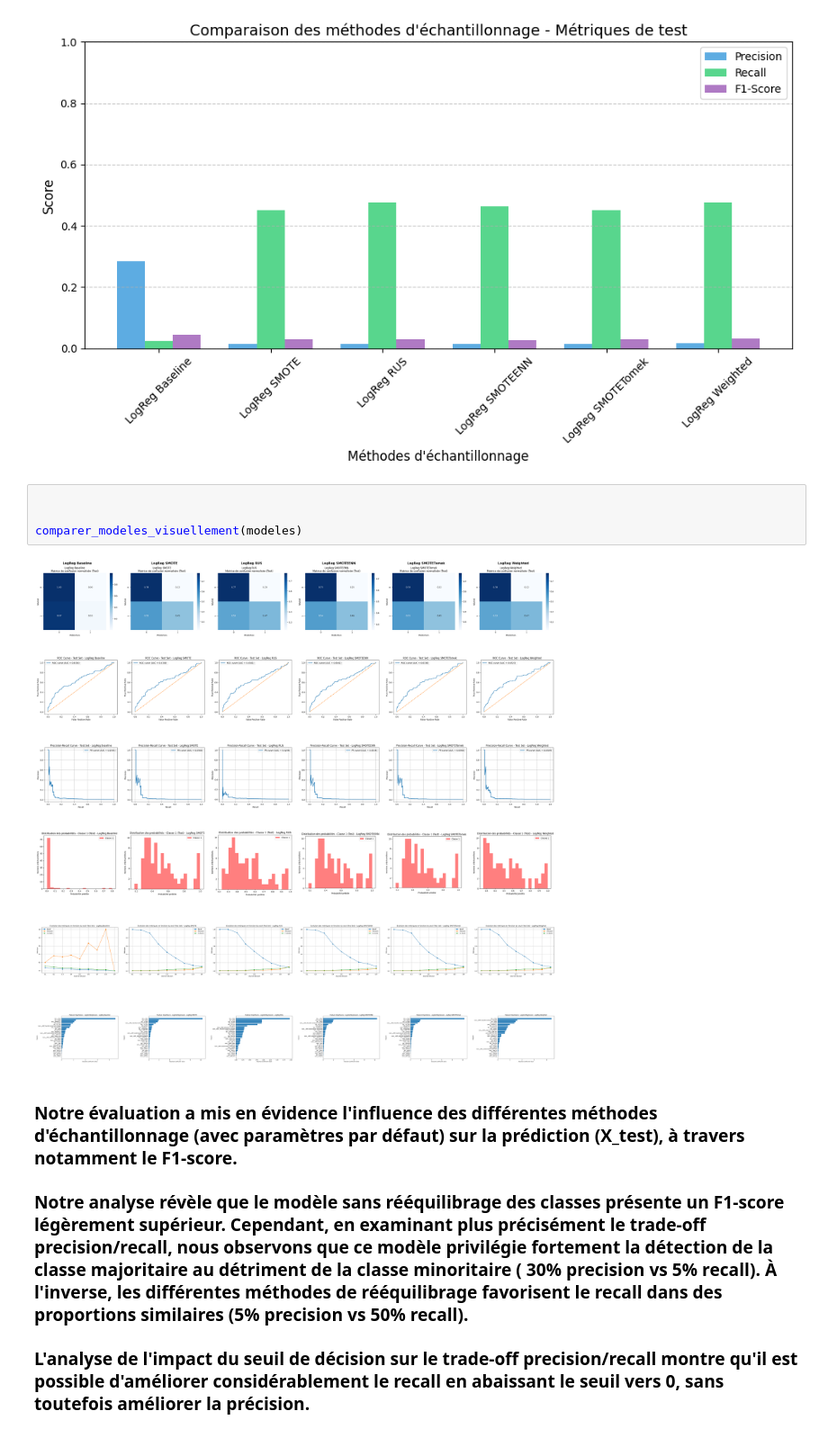
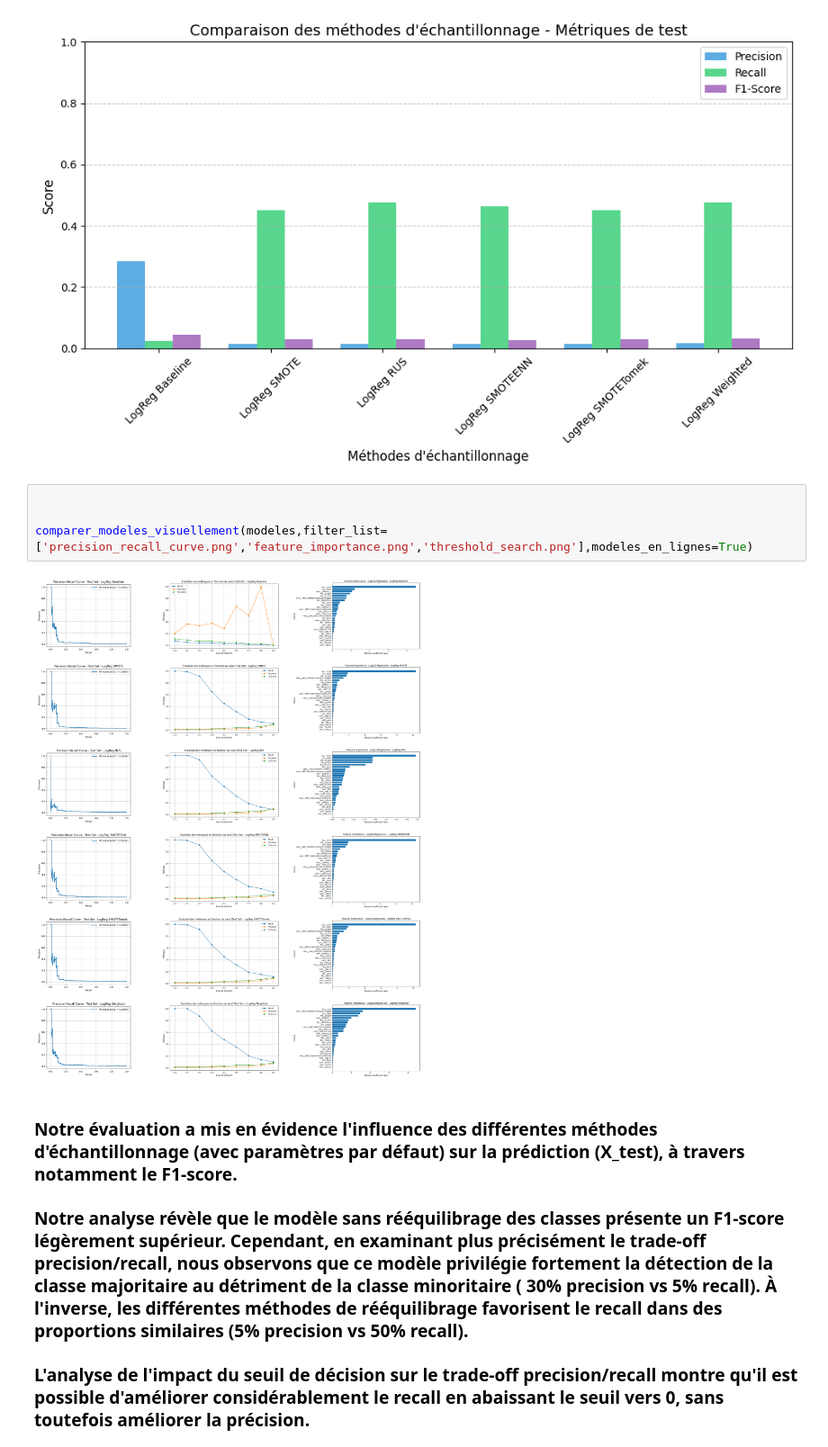
Before and after one commit to thibautmodrin/Jedha_Full_Stack_HPP_Prediction, a Jupyter notebook: 01_Notebooks/03_Model_LogReg.ipynb, the cells around one changed output. Shown at 90% size. Saved outputs shown, nothing was run; the diff lists cells and outputs as text.

```diff
--- a/01_Notebooks/03_Model_LogReg.ipynb
+++ b/01_Notebooks/03_Model_LogReg.ipynb
@@ -793,12 +893,12 @@ comparer_methodes_echantillonnage(modeles)
 # %% [output]
 [figure]
 [figure]
-# %%
-
-
-comparer_modeles_visuellement(modeles)
-# %% [output]
-[figure, removed]
+# %%
+
+
+comparer_modeles_visuellement(modeles,filter_list=['precision_recall_curve.png','feature_importance.png','threshold_search.png'],modeles_en_lignes=True)
+# %% [output]
+[figure, added]
 # %% [markdown]
 ### Notre évaluation a mis en évidence l'influence des différentes méthodes d'échantillonnage (avec paramètres par défaut) sur la prédiction (X_test), à travers notamment le F1-score.
 
```
Also changed, not shown: parts of 13 cells of this notebook.
